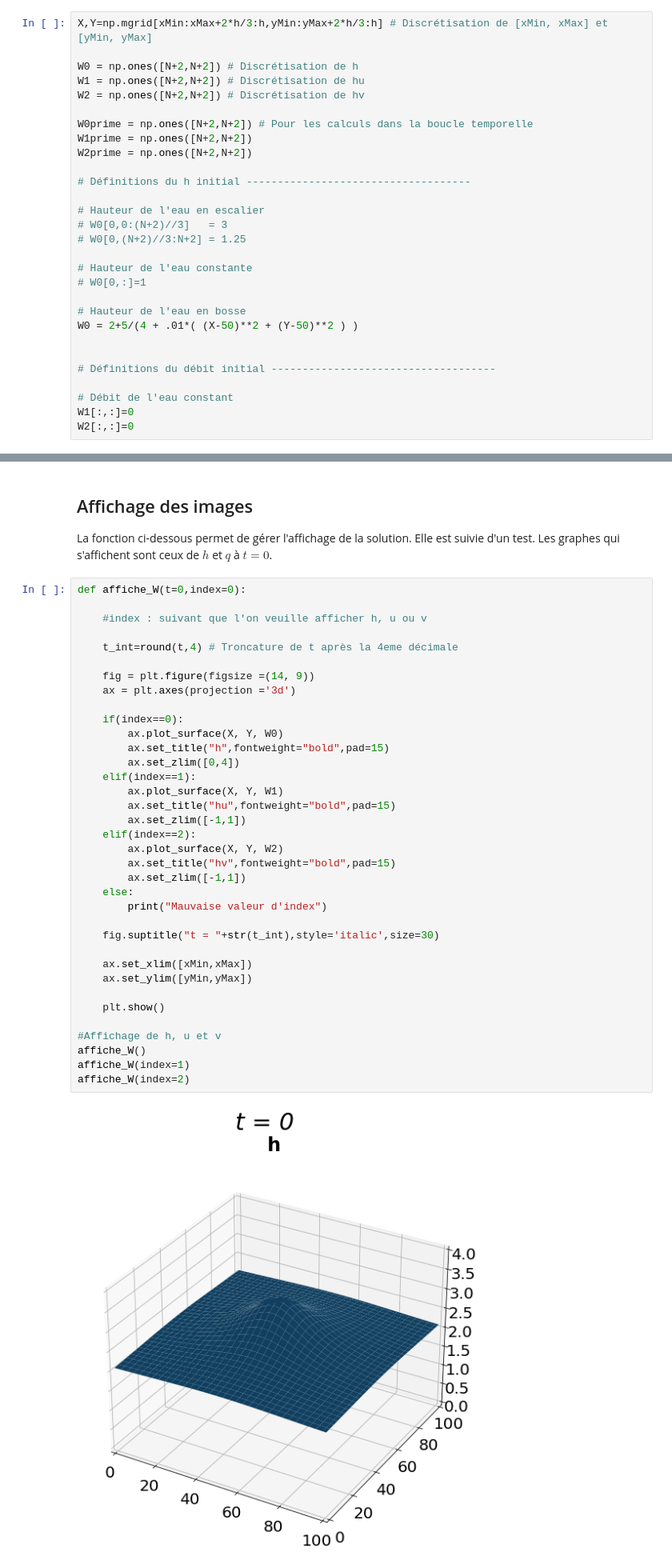
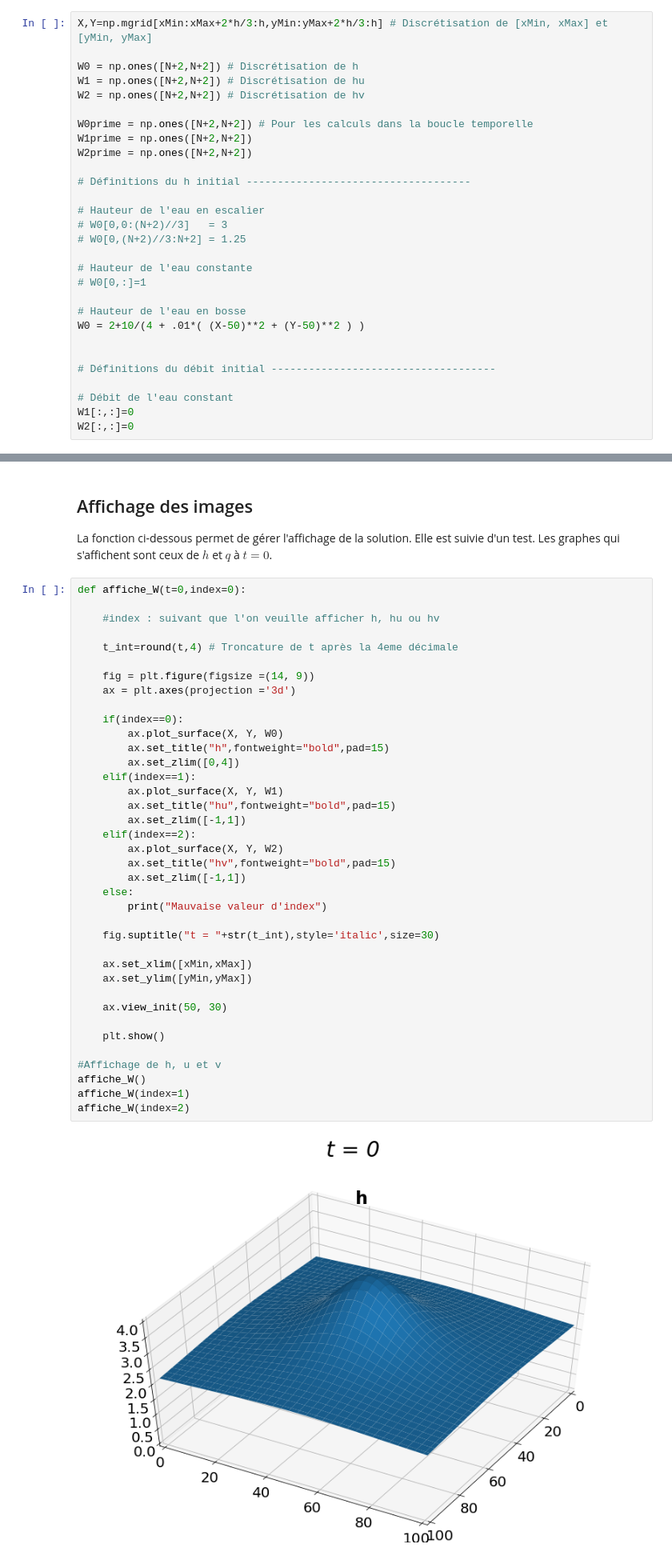
Before and after one commit to R0mainPinguet/Memoire-recherche, a Jupyter notebook: Implementation_2D.ipynb, the cells around one changed output, grey strips where cells are left out. Shown at 80% size. Cells and saved outputs as stored; diff of their text form.

```diff
--- a/Implementation_2D.ipynb
+++ b/Implementation_2D.ipynb
@@ -76,7 +76,7 @@ W2prime = np.ones([N+2,N+2])
 # W0[0,:]=1
 
 # Hauteur de l'eau en bosse
-W0 = 2+5/(4 + .01*( (X-50)**2 + (Y-50)**2 ) )
+W0 = 2+10/(4 + .01*( (X-50)**2 + (Y-50)**2 ) )
 
 
 # Définitions du débit initial ------------------------------------
@@ -104,38 +104,40 @@ La fonction ci-dessous permet de gérer l'affichage de la solution. Elle est sui
 # %%
 def affiche_W(t=0,index=0):
 
-    #index : suivant que l'on veuille afficher h, u ou v
+    #index : suivant que l'on veuille afficher h, hu ou hv
 
     t_int=round(t,4) # Troncature de t après la 4eme décimale
 
     fig = plt.figure(figsize =(14, 9))
     ax = plt.axes(projection ='3d')
 
     if(index==0):
         ax.plot_surface(X, Y, W0)
         ax.set_title("h",fontweight="bold",pad=15)
         ax.set_zlim([0,4])
     elif(index==1):
         ax.plot_surface(X, Y, W1)
         ax.set_title("hu",fontweight="bold",pad=15)
         ax.set_zlim([-1,1])
     elif(index==2):
         ax.plot_surface(X, Y, W2)
         ax.set_title("hv",fontweight="bold",pad=15)
         ax.set_zlim([-1,1])
     else:
         print("Mauvaise valeur d'index")
 
     fig.suptitle("t = "+str(t_int),style='italic',size=30)
 
     ax.set_xlim([xMin,xMax])
     ax.set_ylim([yMin,yMax])
 
+    ax.view_init(50, 30)
+
     plt.show()
 
 #Affichage de h, u et v
 affiche_W()
 affiche_W(index=1)
 affiche_W(index=2)
 # %% [output]
-[figure, old version]
+[figure, new version]
```
Also changed, not shown: parts of 8 cells of this notebook.
